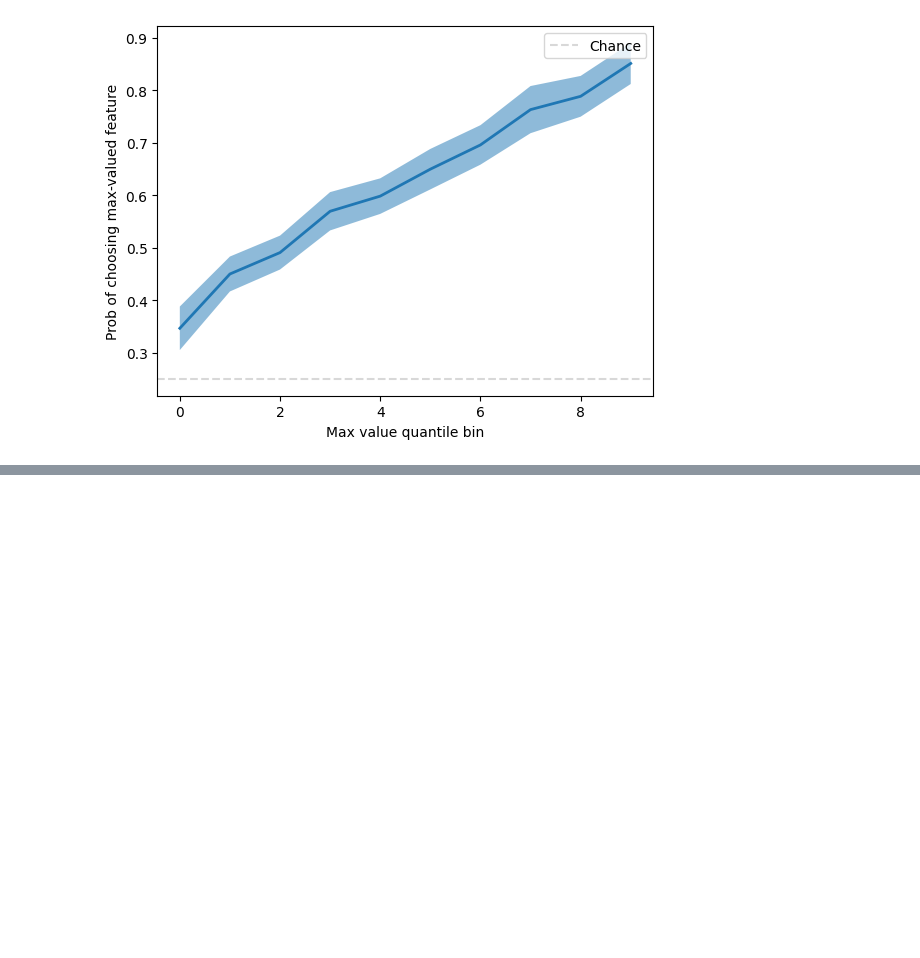
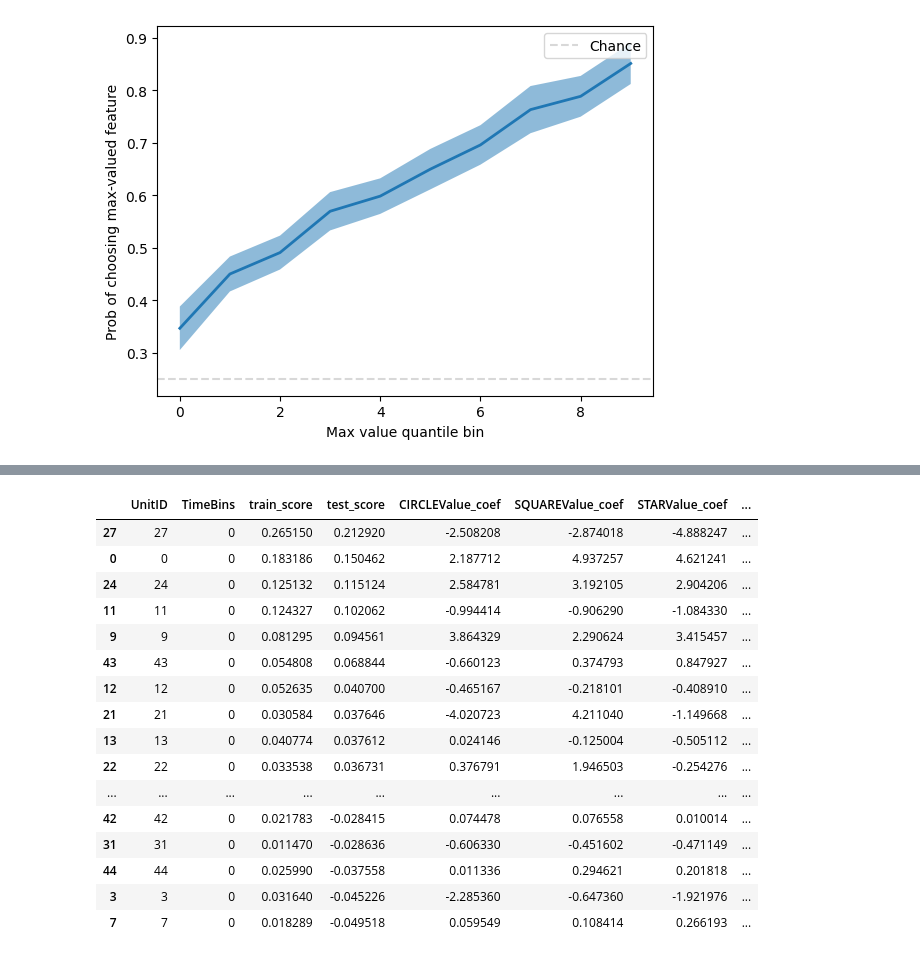
Before and after one commit to pqz317/wcst_decode, a Jupyter notebook: notebooks/20240502_prob_choosing_max_feat.ipynb, the cells around one changed output, grey strips where cells are left out. Saved outputs shown, nothing was run; the diff lists cells and outputs as text; code cells hidden in the pictures; blank space fills up the shorter version.

```diff
--- a/notebooks/20240502_prob_choosing_max_feat.ipynb
+++ b/notebooks/20240502_prob_choosing_max_feat.ipynb
@@ -86,0 +168,52 @@ ax.legend()
+# %%
+from sklearn.linear_model import (
+    PoissonRegressor,
+    LinearRegression,
+    Ridge,
+)
+from trial_splitters.kfold_splitter import KFoldSplitter
+sess_name = 20180802
+SESS_SPIKES_PATH = "/data/patrick_res/firing_rates/{sess_name}_firing_rates_{pre_interval}_{event}_{post_interval}_{interval_size}_bins_{num_bins_smooth}_smooth.pickle"
+
+spikes_path = SESS_SPIKES_PATH
+beh, frs = io_utils.load_rpe_sess_beh_and_frs(
+    sess_name,
+    beh_path=SESS_BEHAVIOR_PATH,
+    fr_path=spikes_path,
+    set_indices=False,
+)
+# get the values
+beh = behavioral_utils.get_feature_values_per_session(sess_name, beh)
+
+agg = frs.groupby(["UnitID", "TrialNumber"]).mean().reset_index()
+# hacky, but just pretend there's one timebin.
+agg["TimeBins"] = 0
+mode = "FringRate"
+beh = beh.set_index(["TrialNumber"])
+agg = agg.set_index(["TrialNumber"])
+value_cols = [feat + "Value" for feat in FEATURES]
+columns_to_flatten = []
+input_columns = value_cols
+splitter = KFoldSplitter(beh.index, 5, seed=42)
+train, test = next(splitter)
+value_reses = glm_utils.fit_glm_for_data((beh, agg), input_columns=input_columns, columns_to_flatten=columns_to_flatten, train_test_split=(train, test))
+# %%
+value_reses.sort_values(by="test_score", ascending=False)
+# %% [output]
+|  | UnitID | TimeBins | train_score | test_score | CIRCLEValue_coef | SQUAREValue_coef | STARValue_coef | ... |
+| 27 | 27 | 0 | 0.265150 | 0.212920 | -2.508208 | -2.874018 | -4.888247 | ... |
+| 0 | 0 | 0 | 0.183186 | 0.150462 | 2.187712 | 4.937257 | 4.621241 | ... |
+| 24 | 24 | 0 | 0.125132 | 0.115124 | 2.584781 | 3.192105 | 2.904206 | ... |
+| 11 | 11 | 0 | 0.124327 | 0.102062 | -0.994414 | -0.906290 | -1.084330 | ... |
+| 9 | 9 | 0 | 0.081295 | 0.094561 | 3.864329 | 2.290624 | 3.415457 | ... |
+| 43 | 43 | 0 | 0.054808 | 0.068844 | -0.660123 | 0.374793 | 0.847927 | ... |
+| 12 | 12 | 0 | 0.052635 | 0.040700 | -0.465167 | -0.218101 | -0.408910 | ... |
+| 21 | 21 | 0 | 0.030584 | 0.037646 | -4.020723 | 4.211040 | -1.149668 | ... |
+| 13 | 13 | 0 | 0.040774 | 0.037612 | 0.024146 | -0.125004 | -0.505112 | ... |
+| 22 | 22 | 0 | 0.033538 | 0.036731 | 0.376791 | 1.946503 | -0.254276 | ... |
+| ... | ... | ... | ... | ... | ... | ... | ... | ... |
+| 42 | 42 | 0 | 0.021783 | -0.028415 | 0.074478 | 0.076558 | 0.010014 | ... |
+| 31 | 31 | 0 | 0.011470 | -0.028636 | -0.606330 | -0.451602 | -0.471149 | ... |
+| 44 | 44 | 0 | 0.025990 | -0.037558 | 0.011336 | 0.294621 | 0.201818 | ... |
+| 3 | 3 | 0 | 0.031640 | -0.045226 | -2.285360 | -0.647360 | -1.921976 | ... |
+| 7 | 7 | 0 | 0.018289 | -0.049518 | 0.059549 | 0.108414 | 0.266193 | ... |
```
Also changed, not shown: parts of 16 cells of this notebook, 10 other files.
